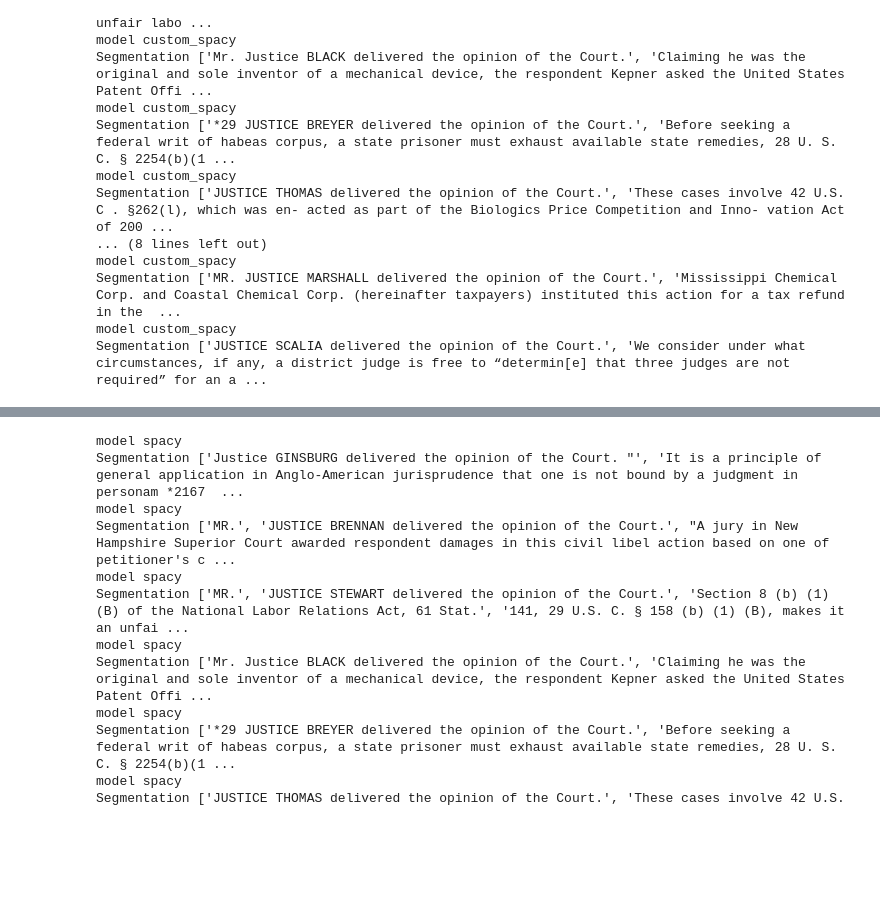
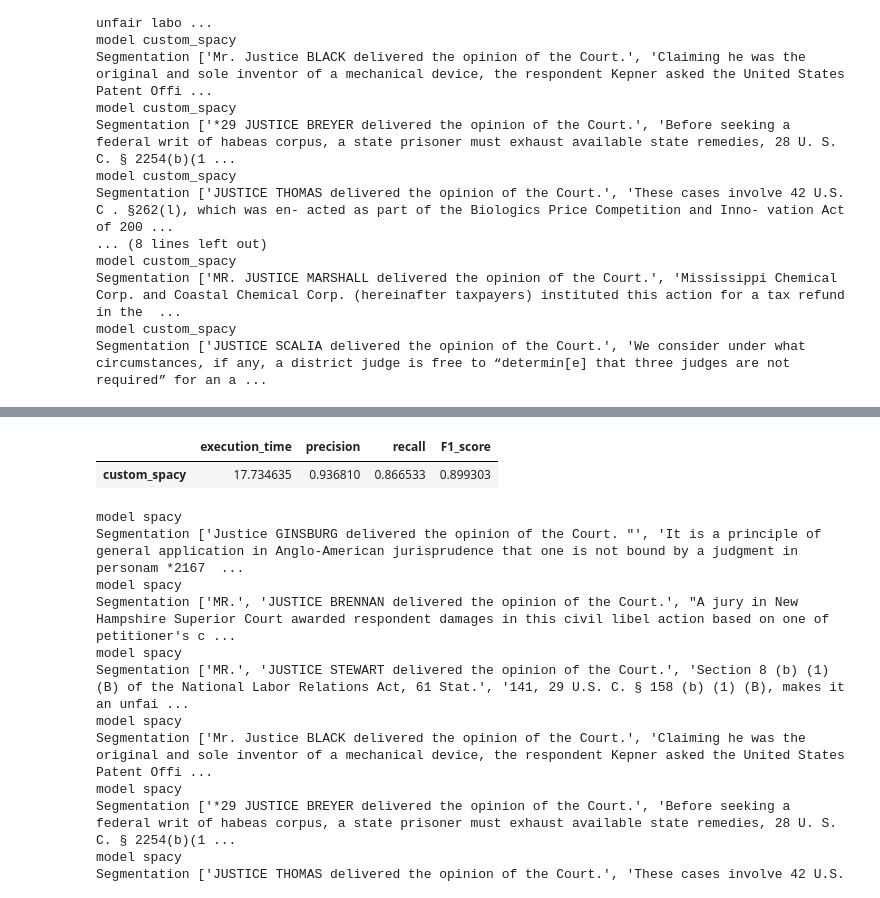
Before and after one commit to Eli6a/TER, a Jupyter notebook: spacy_training.ipynb, the cells around one changed output, grey strips where cells are left out. Saved outputs shown, nothing was run; the diff lists cells and outputs as text; code cells hidden in the pictures; blank space fills up the shorter version.

```diff
--- a/spacy_training.ipynb
+++ b/spacy_training.ipynb
@@ -178,3 +203,9 @@ little_df.style.highlight_max(color = 'green', axis = 0).highlight_max(color = '
+# %%
+little_df = pd.DataFrame(res_eval,columns=["execution_time","precision", "recall", "F1_score"], index=["custom_spacy"])
+little_df.style.highlight_max(color = 'green', axis = 0).highlight_max(color = 'red', axis = 0, subset = ["execution_time"]).highlight_min(color = 'red', axis = 0).highlight_min(color = 'green', axis = 0, subset = ["execution_time"])
+# %% [output]
+|  | execution_time | precision | recall | F1_score |
+| custom_spacy | 17.734635 | 0.936810 | 0.866533 | 0.899303 |
 # %%
 res_eval_ref = []
 dir_path = "../documents/train/*"
```
Also changed, not shown: parts of 5 cells of this notebook, 8 other files.
